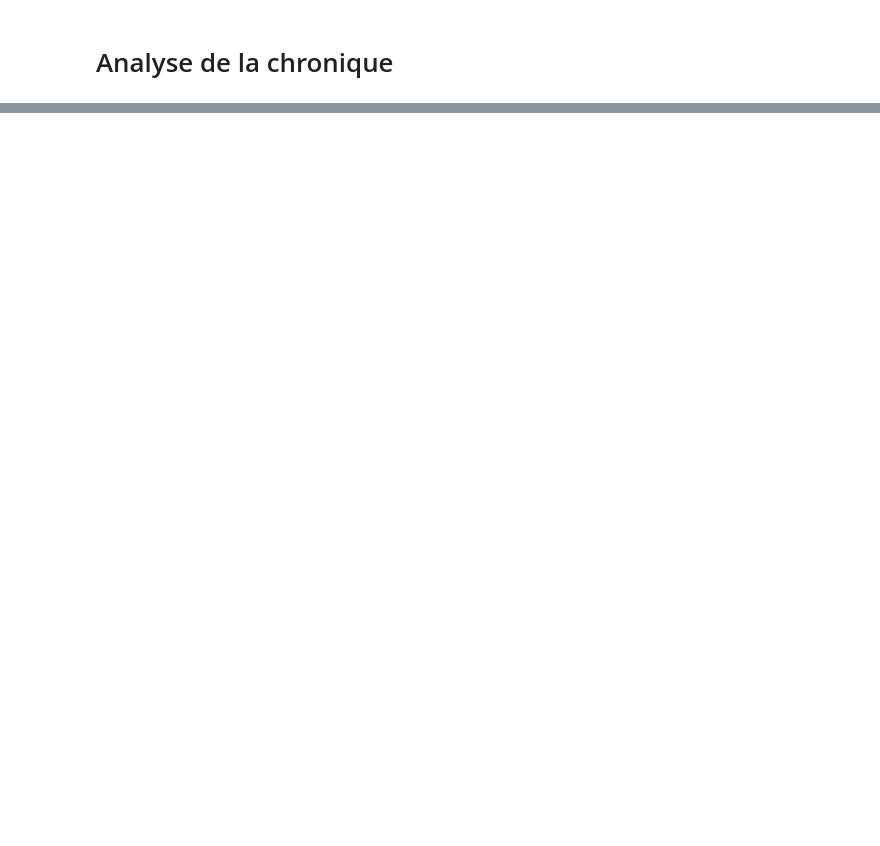
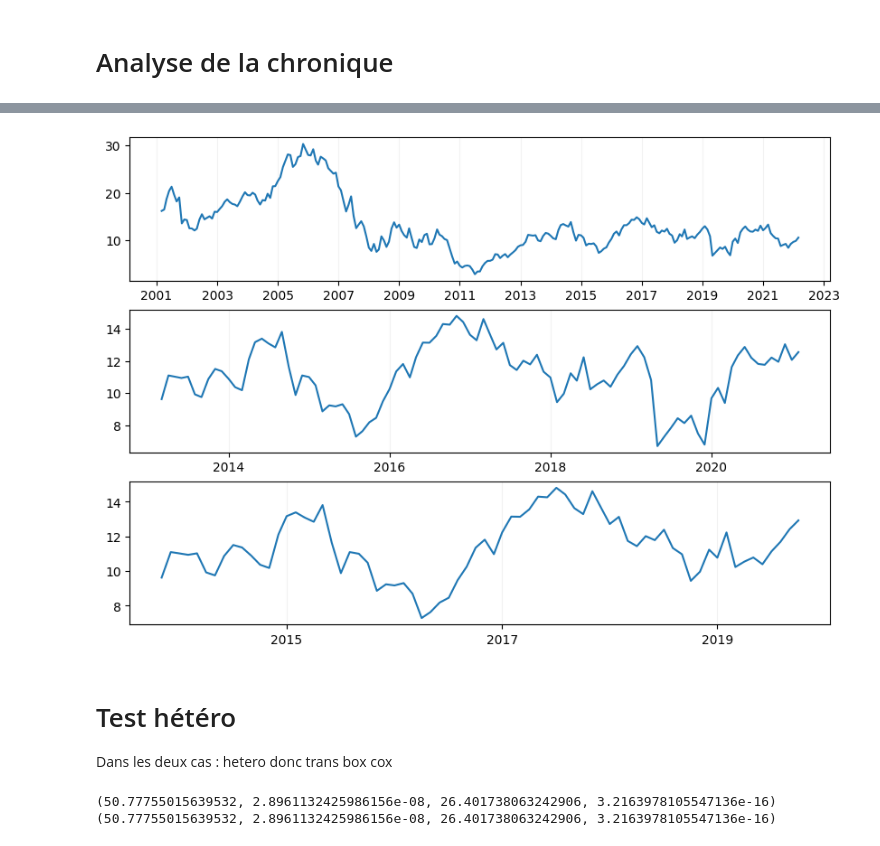
Before and after one commit to josephmosse/pea, a Jupyter notebook: pea.ipynb, the cells around one changed output, grey strips where cells are left out. Cells and saved outputs as stored; diff of their text form; code cells hidden in the pictures; blank space fills up the shorter version.

```diff
--- a/pea.ipynb
+++ b/pea.ipynb
@@ -28,0 +63,28 @@ AttributeError: 'Line2D' object has no property 'method'
+# %%
+fig, axs = plt.subplots(3, figsize=(10, 7) )
+axs[0].plot(ca["Date"], ca["Close"])
+axs[1].plot(ca2["Date"], ca2["Close"])
+axs[2].plot(ca3["Date"], ca3["Close"])
+axs[0].xaxis.set_major_locator(mdates.MonthLocator(interval=24))
+axs[1].xaxis.set_major_locator(mdates.MonthLocator(interval=24))
+axs[2].xaxis.set_major_locator(mdates.MonthLocator(interval=24))
+axs[0].xaxis.set_major_formatter(mdates.DateFormatter("%Y"))
+axs[1].xaxis.set_major_formatter(mdates.DateFormatter("%Y"))
+axs[2].xaxis.set_major_formatter(mdates.DateFormatter("%Y"))
+axs[0].grid(axis='x', color='0.95')
+axs[1].grid(axis='x', color='0.95')
+axs[2].grid(axis='x', color='0.95')
+plt.show()
+# %% [output]
+[figure, added]
+# %% [markdown]
+# Test hétéro
+Dans les deux cas : hetero donc trans box cox
+# %%
+import statsmodels.stats.diagnostic as sm
+
+print(sm.het_arch(ca3["Close"],nlags=8))
+print(sm.het_arch(ca3["Close"],nlags=8))
+# %% [output]
+(50.77755015639532, 2.8961132425986156e-08, 26.401738063242906, 3.2163978105547136e-16)
+(50.77755015639532, 2.8961132425986156e-08, 26.401738063242906, 3.2163978105547136e-16)
```
Also changed, not shown: parts of 14 cells of this notebook.
